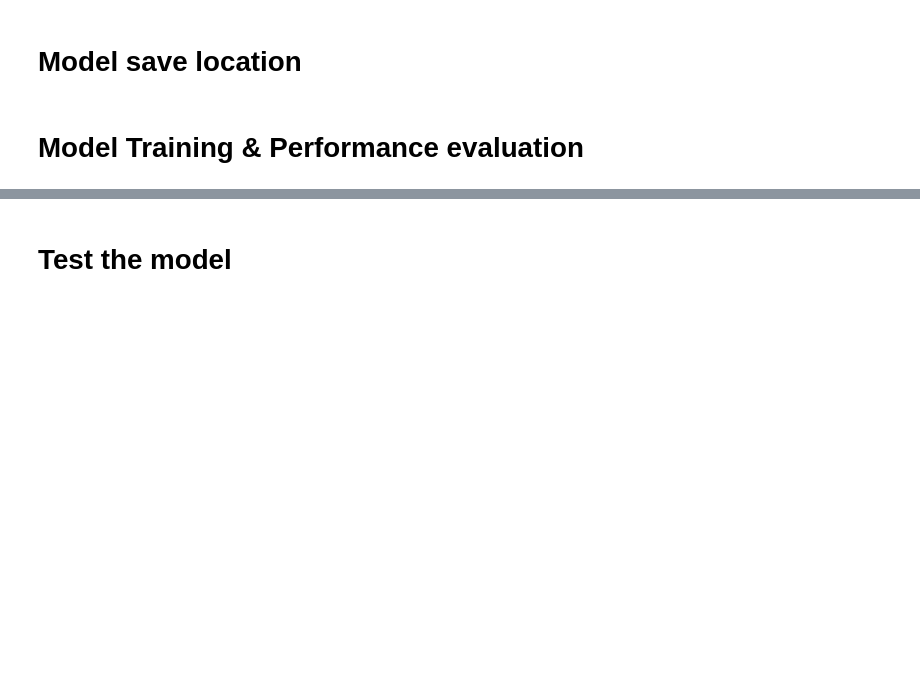
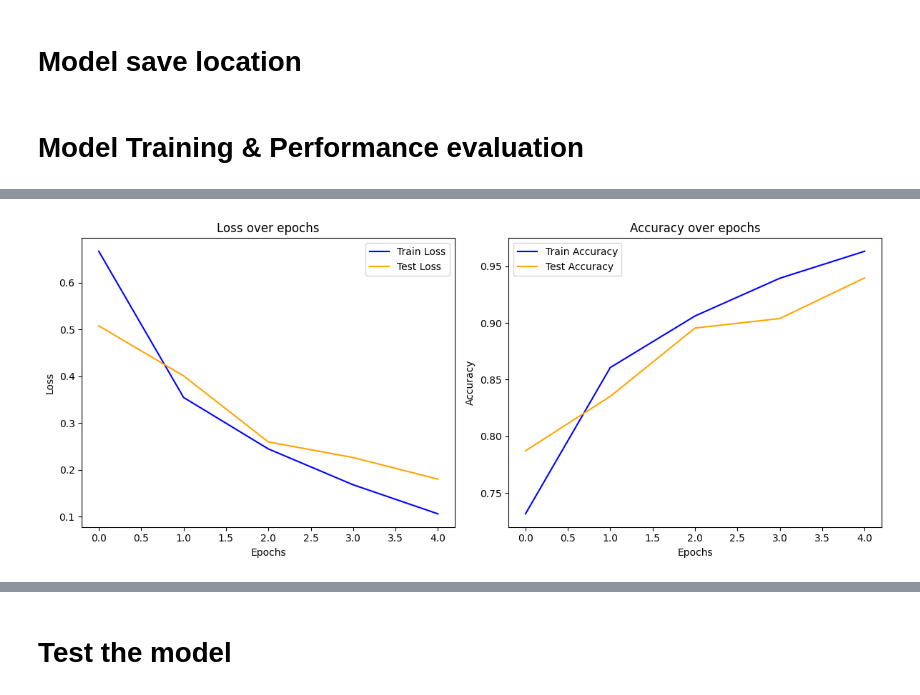
Before and after one commit to Tridib2000/Brain-Tumer-Detection-CNN, a Jupyter notebook: code.ipynb, the cells around one changed output, grey strips where cells are left out. Saved outputs shown, nothing was run; the diff lists cells and outputs as text; code cells hidden in the pictures; blank space fills up the shorter version.

Commit message:
Kaggle Notebook | Brain Tumer Detection CNN model(94%) | Version 7

```diff
--- a/code.ipynb
+++ b/code.ipynb
@@ -285,0 +316,82 @@ Macro-averaged Precision: 0.9802, Recall: 0.9786, F1-score: 0.9793
+# %%
+from sklearn.metrics import classification_report, confusion_matrix
+import seaborn as sns
+import matplotlib.pyplot as plt
+import os
+
+def compute_additional_metrics(all_labels, all_predictions):
+    # Generate a classification report which includes precision, recall, F1 score for each class
+    report = classification_report(all_labels, all_predictions, target_names=train_dataset.classes, output_dict=True)
+    return report
+
+def plot_training_testing_graphs(train_losses, train_accuracies, test_losses, test_accuracies, save_path=None):
+    # Plotting Loss
+    plt.figure(figsize=(12, 5))
+    plt.subplot(1, 2, 1)
+    plt.plot(train_losses, label='Train Loss', color='blue')
+    plt.plot(test_losses, label='Test Loss', color='orange')
+    plt.title('Loss over epochs')
+    plt.xlabel('Epochs')
+    plt.ylabel('Loss')
+    plt.legend()
+
+    # Plotting Accuracy
+    plt.subplot(1, 2, 2)
+    plt.plot(train_accuracies, label='Train Accuracy', color='blue')
+    plt.plot(test_accuracies, label='Test Accuracy', color='orange')
+    plt.title('Accuracy over epochs')
+    plt.xlabel('Epochs')
+    plt.ylabel('Accuracy')
+    plt.legend()
+
+    plt.tight_layout()
+
+    # Save the figure if save_path is provided
+    if save_path:
+        plt.savefig(save_path)
+    plt.show()
+
+def generate_confusion_matrix(model, save_path=None):
+    model.eval()
+    all_labels = []
+    all_predictions = []
+
+    with torch.no_grad():
+        for inputs, labels in test_loader:
+            inputs = inputs.to(device)
+            outputs = model(inputs)
+            _, predicted = torch.max(outputs.data, 1)
+            all_labels.extend(labels.numpy())
+            all_predictions.extend(predicted.cpu().numpy())
+
+    cm = confusion_matrix(all_labels, all_predictions)
+    plt.figure(figsize=(8, 6))
+    sns.heatmap(cm, annot=True, fmt='d', cmap='Blues', xticklabels=train_dataset.classes, yticklabels=train_dataset.classes)
+    plt.ylabel('True label')
+    plt.xlabel('Predicted label')
+    plt.title('Confusion Matrix')
+
+    # Save the confusion matrix if save_path is provided
+    if save_path:
+        plt.savefig(save_path)
+    plt.show()
+
+    return all_labels, all_predictions
+
+# Generate reports and save graphs
+plot_training_testing_graphs(train_losses, train_accuracies, test_losses, test_accuracies, save_path='training_testing_graphs.png')
+
+# Generate confusion matrix and compute metrics, saving the confusion matrix
+all_labels, all_predictions = generate_confusion_matrix(model, save_path='confusion_matrix.png')
+report = compute_additional_metrics(all_labels, all_predictions)
+
+# Print precision, recall, F1 score for each class
+for class_name, metrics in report.items():
+    if isinstance(metrics, dict):  # Check if it's a class
+        print(f"Class: {class_name}")
+        print(f"Precision: {metrics['precision']:.4f}")
+        print(f"Recall: {metrics['recall']:.4f}")
+        print(f"F1 Score: {metrics['f1-score']:.4f}")
+        print()  # Blank line for readability
+# %% [output]
+[figure, added]
```
Also changed, not shown: parts of 25 cells of this notebook.
